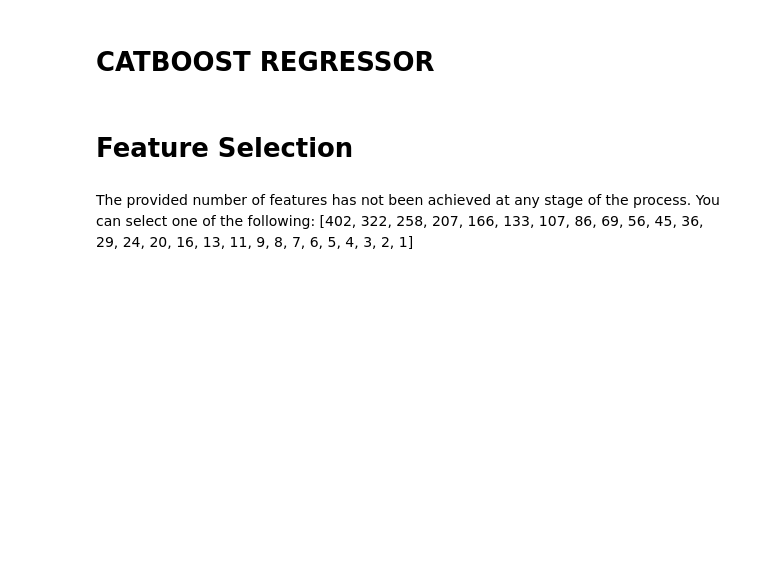
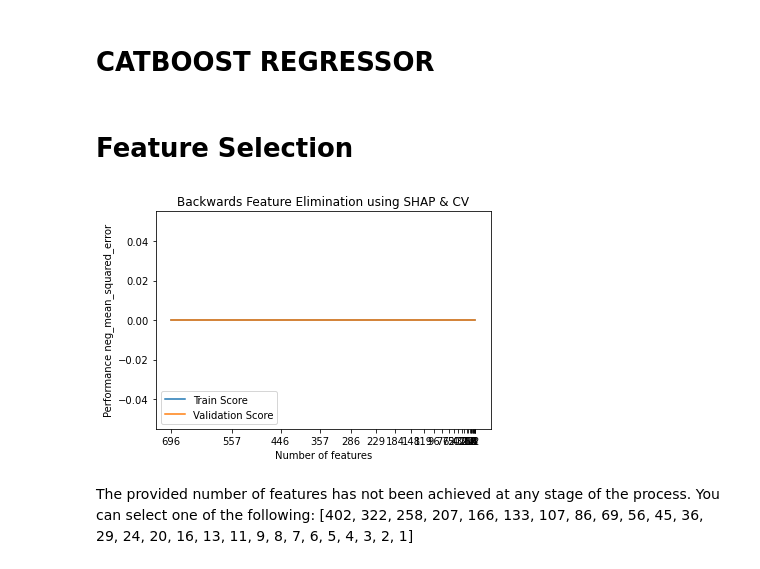
Before and after one commit to teddyroc/dttrain, a Jupyter notebook: 최종.ipynb, the cells around one changed output. Cells and saved outputs as stored; diff of their text form; code cells hidden in the pictures; blank space fills up the shorter version.

```diff
--- a/최종.ipynb
+++ b/최종.ipynb
@@ -174,20 +174,4 @@ df_train.filter(regex='tmdiff').head(2)
 | 1 | 1911.0 | 145.0 | 847.0 | 16.0 | 476.0 | 16.0 | ... |
 # %% [markdown]
 # Cyclic Transformation 적용
-# %%
-# adding datetime features
-df_train['04_end_time'] = pd.to_datetime(df_train['04_end_time'])
-df_train['hour'] = df_train['04_end_time'].dt.hour
-df_train['month'] = df_train['04_end_time'].dt.month
-df_train['day'] = df_train['04_end_time'].dt.day
-df_train['date'] = df_train['04_end_time'].dt.date
-df_train['weekday'] = df_train['04_end_time'].dt.weekday
-# %%
-# adding datetime features
-df_predict['04_end_time'] = pd.to_datetime(df_predict['04_end_time'])
-df_predict['hour'] = df_predict['04_end_time'].dt.hour
-df_predict['month'] = df_predict['04_end_time'].dt.month
-df_predict['day'] = df_predict['04_end_time'].dt.day
-df_predict['date'] = df_predict['04_end_time'].dt.date
-df_predict['weekday'] = df_predict['04_end_time'].dt.weekday
 # %%
@@ -206,13 +198,0 @@ df_train['weekday_cos'] = -np.cos(2 * np.pi * (df_train['weekday']+1)/7.0)
-# %%
-## cyclic transformation on hour
-df_predict['hour_sin'] = np.sin(2 * np.pi * df_predict['hour']/23.0)
-df_predict['hour_cos'] = np.cos(2 * np.pi * df_predict['hour']/23.0)
-## cyclic transformation on date
-df_predict['date_sin'] = -np.sin(2 * np.pi * (df_predict['month']+df_predict['day']/31)/12)
-df_predict['date_cos'] = -np.cos(2 * np.pi * (df_predict['month']+df_predict['day']/31)/12)
-## cyclic transformation on month
-df_predict['month_sin'] = -np.sin(2 * np.pi * df_predict['month']/12.0)
-df_predict['month_cos'] = -np.cos(2 * np.pi * df_predict['month']/12.0)
-## cyclic transformation on weekday
-df_predict['weekday_sin'] = -np.sin(2 * np.pi * (df_predict['weekday']+1)/7.0)
-df_predict['weekday_cos'] = -np.cos(2 * np.pi * (df_predict['weekday']+1)/7.0)
@@ -737,11 +850,13 @@ from probatus.feature_elimination import EarlyStoppingShapRFECV
 # %%
 # Run feature elimination
 shap_elimination = EarlyStoppingShapRFECV(
-    clf=model, step=0.2, cv=10, scoring='neg_mean_squared_error', early_stopping_rounds=15, n_jobs=-1, eval_metric='rmse')
-report = shap_elimination.fit_compute(X_XGB, np.log1p(y))
+    clf=model_xgb, step=0.2, cv=10, scoring='neg_mean_squared_error', early_stopping_rounds=15, n_jobs=-1, eval_metric='rmse')
+report = shap_elimination.fit_compute(df_final[COLS], np.log1p(df_final['y']))
 
 # Make plots
 performance_plot = shap_elimination.plot()
+# %% [output]
+[figure, added]
 # %%
 report
 # %%
```
Also changed, not shown: parts of 28 cells of this notebook.
